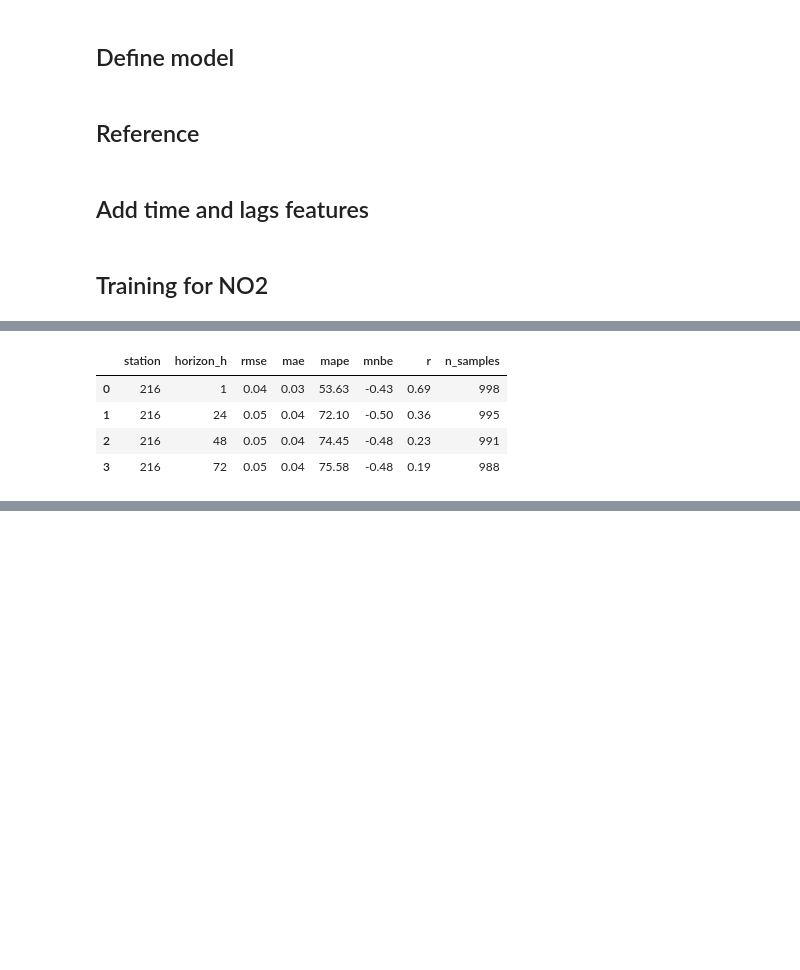
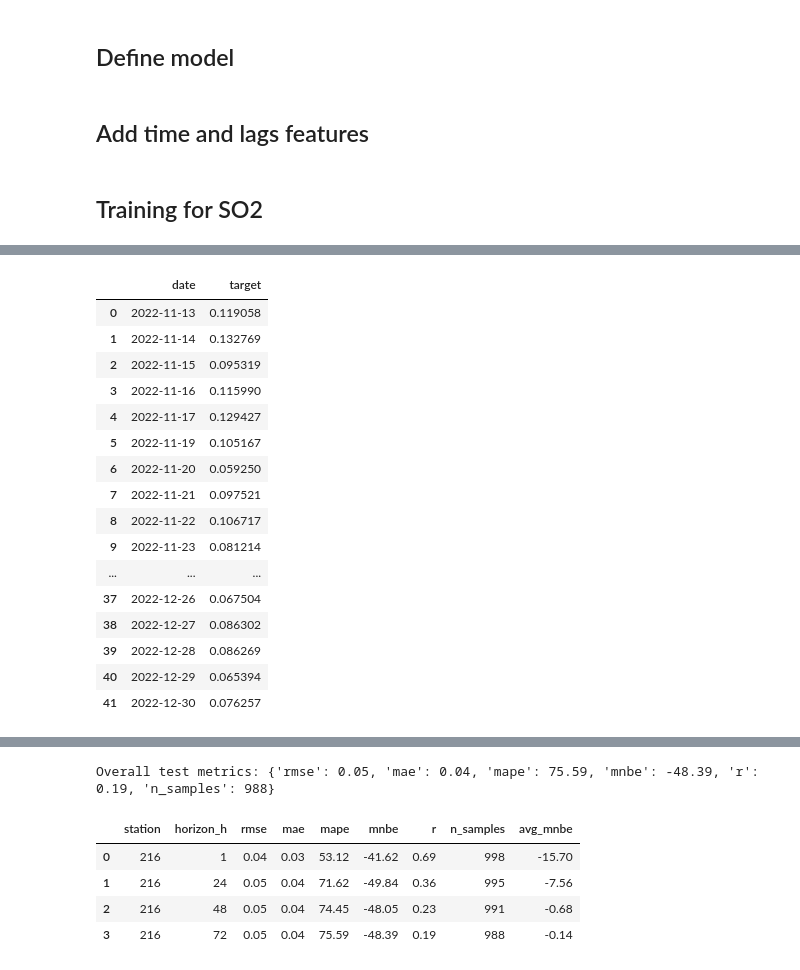
Before and after one commit to tphiepbk/air_quality_index_project, a Jupyter notebook: 13.1_so2_lightgbm_pmcmaqdata_new_train_test_converted_unit.ipynb, the cells around one changed output, grey strips where cells are left out. Drawn from its saved outputs; the diff is of its cells as text; code cells hidden in the pictures; blank space fills up the shorter version.

```diff
--- a/13.1_so2_lightgbm_pmcmaqdata_new_train_test_converted_unit.ipynb
+++ b/13.1_so2_lightgbm_pmcmaqdata_new_train_test_converted_unit.ipynb
@@ -408,48 +389,6 @@ for station in STATION_IDS:
 # %% [markdown]
 ## Feature engineering
 # %%
-def add_time_features(df, time_col="date"):
-    df = df.copy()
-    df["hour"] = df[time_col].dt.hour
-    df["dayofweek"] = df[time_col].dt.dayofweek
-    df["month"] = df[time_col].dt.month
-    return df
-
-# Add lag features for all FEATURES including LABEL
-def add_lag_features(df, group_col, target_cols, lag_steps):
-    df = df.copy()
-    df = df.sort_values(["station_id", "date"])
-
-    for col in target_cols:
-        for lag in lag_steps:
-            df[f"{col}_lag{lag}"] = df.groupby(group_col)[col].shift(lag)
-    return df
-
-# Just add the rolling features for LABEL
-def add_rolling_features(df, group_col, target_cols, windows):
-    assert isinstance(target_cols, list), "target_cols should be a list"
-
-    df = df.copy()
-    df = df.sort_values(["station_id", "date"])
-
-    for col in target_cols:
-        for w in windows:
-            df[f"{col}_roll{w}_mean"] = (
-                df.groupby(group_col)[col]
-                  .shift(1) # use the past, avoid leaking
-                  .rolling(window=w, min_periods=1)
-                  .mean()
-                  .reset_index(level=0, drop=True)
-            )
-            df[f"{col}_roll{w}_std"] = (
-                df.groupby(group_col)[col]
-                  .shift(1)
-                  .rolling(window=w, min_periods=1)
-                  .std()
-                  .reset_index(level=0, drop=True)
-            )
-    return df
-
 # Add time features and lag feature for all gases
 dftestno2 = add_time_features(df_converted)
 dftestno2 = add_lag_features(df_converted, group_col="station_id", target_cols=BASE_FEATURE_COLS, lag_steps=[3, 6, 12, 24])
@@ -752,2 +494,0 @@ def train_lgbm_for_horizon(df_feat,
-# %% [markdown]
-## Reference
@@ -803,7 +499,7 @@ def plot_timeseries_example(df, model, horizon_h, station_id, target_col, n_poin
 df_time_feats = add_time_features(df_converted)
 df_lag_feats = add_lag_features(df_time_feats, group_col="station_id", target_cols=BASE_FEATURE_COLS, lag_steps=LAG_STEPS)
 # %% [markdown]
-## Training for NO2
+## Training for SO2
 # %%
 label = "SO2_quantrac"
 
@@ -824,8 +520,7 @@ for h in HORIZONS:
 # Metrics table
 so2_df_metrics_all = pd.concat(so2_all_metrics, ignore_index=True)
 so2_df_metrics_all = so2_df_metrics_all.sort_values(["station", "horizon_h"]).reset_index(drop=True)
-so2_df_metrics_all.to_csv(os.path.join(LIGHTGBM_DIR, f"{label}_metrics.csv"))
-so2_df_metrics_all.drop(columns=["n_samples"]).to_csv(os.path.join(LIGHTGBM_DIR, f"{label}_metrics.csv"), index=False)
+so2_df_metrics_all.to_csv(os.path.join(LIGHTGBM_DIR, f"{label}_metrics.csv"), index=False)
 so2_df_metrics_all
 # %% [output]
 ===== Training LightGBM for horizon = 1h, target_col = SO2_quantrac =====
@@ -848,5 +543,17 @@ Overall test metrics: {'rmse': 0.05, 'mae': 0.04, 'mape': 75.58, 'mnbe': -0.48,
-|  | station | horizon_h | rmse | mae | mape | mnbe | r | n_samples |
-| 0 | 216 | 1 | 0.04 | 0.03 | 53.63 | -0.43 | 0.69 | 998 |
-| 1 | 216 | 24 | 0.05 | 0.04 | 72.10 | -0.50 | 0.36 | 995 |
-| 2 | 216 | 48 | 0.05 | 0.04 | 74.45 | -0.48 | 0.23 | 991 |
-| 3 | 216 | 72 | 0.05 | 0.04 | 75.58 | -0.48 | 0.19 | 988 |
+|  | date | target |
+| 0 | 2022-11-13 | 0.119058 |
+| 1 | 2022-11-14 | 0.132769 |
+| 2 | 2022-11-15 | 0.095319 |
+| 3 | 2022-11-16 | 0.115990 |
+| 4 | 2022-11-17 | 0.129427 |
+| 5 | 2022-11-19 | 0.105167 |
+| 6 | 2022-11-20 | 0.059250 |
+| 7 | 2022-11-21 | 0.097521 |
+| 8 | 2022-11-22 | 0.106717 |
+| 9 | 2022-11-23 | 0.081214 |
+| ... | ... | ... |
+| 37 | 2022-12-26 | 0.067504 |
+| 38 | 2022-12-27 | 0.086302 |
+| 39 | 2022-12-28 | 0.086269 |
+| 40 | 2022-12-29 | 0.065394 |
+| 41 | 2022-12-30 | 0.076257 |
@@ -853,3 +730,9 @@ Overall test metrics: {'rmse': 0.05, 'mae': 0.04, 'mape': 75.58, 'mnbe': -0.48,
+Overall test metrics: {'rmse': 0.05, 'mae': 0.04, 'mape': 75.59, 'mnbe': -48.39, 'r': 0.19, 'n_samples': 988}
+|  | station | horizon_h | rmse | mae | mape | mnbe | r | n_samples | avg_mnbe |
+| 0 | 216 | 1 | 0.04 | 0.03 | 53.12 | -41.62 | 0.69 | 998 | -15.70 |
+| 1 | 216 | 24 | 0.05 | 0.04 | 71.62 | -49.84 | 0.36 | 995 | -7.56 |
+| 2 | 216 | 48 | 0.05 | 0.04 | 74.45 | -48.05 | 0.23 | 991 | -0.68 |
+| 3 | 216 | 72 | 0.05 | 0.04 | 75.59 | -48.39 | 0.19 | 988 | -0.14 |
 # %%
 # Reference
 for station_id in STATION_IDS:
```
Also changed, not shown: parts of 11 cells of this notebook, 2 other files.
